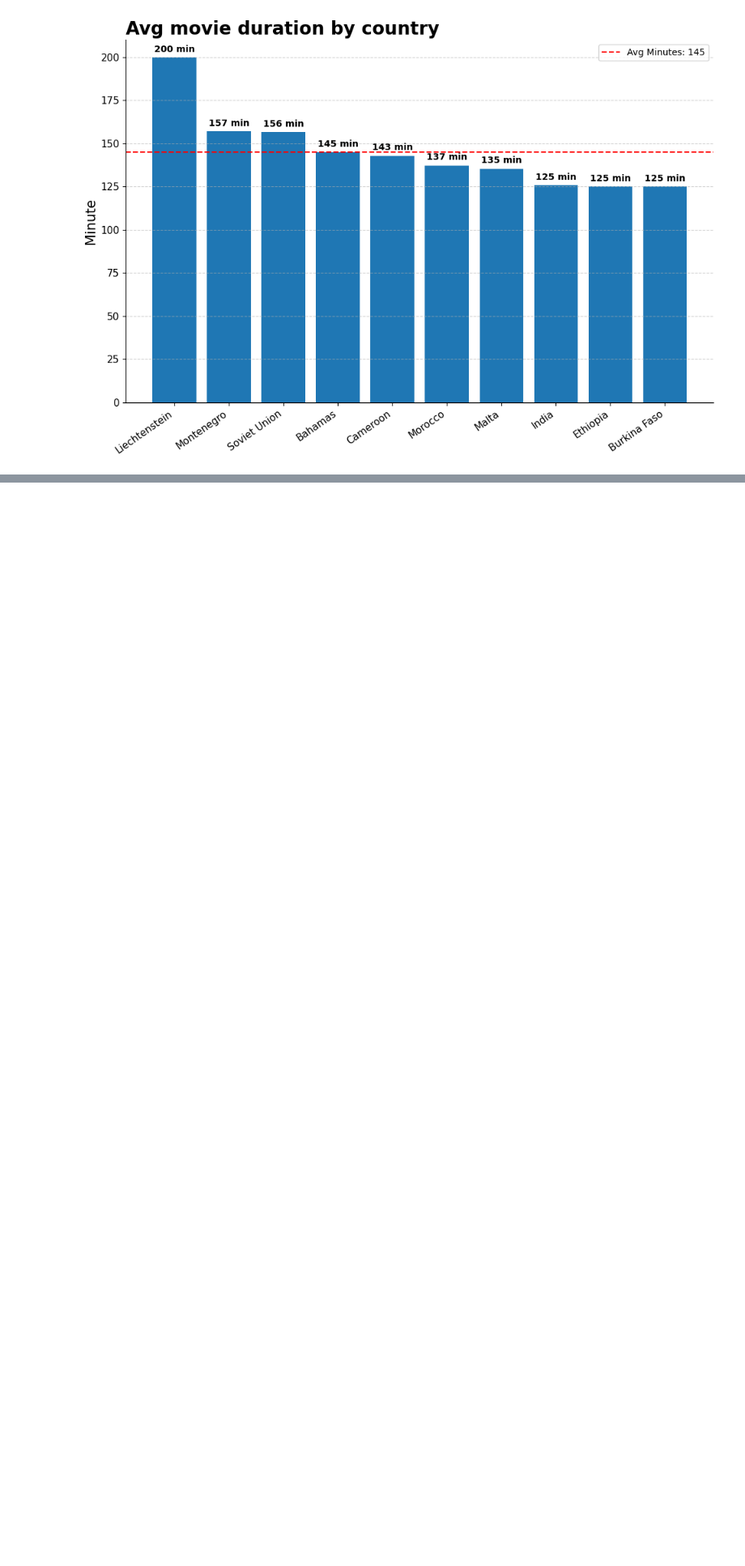
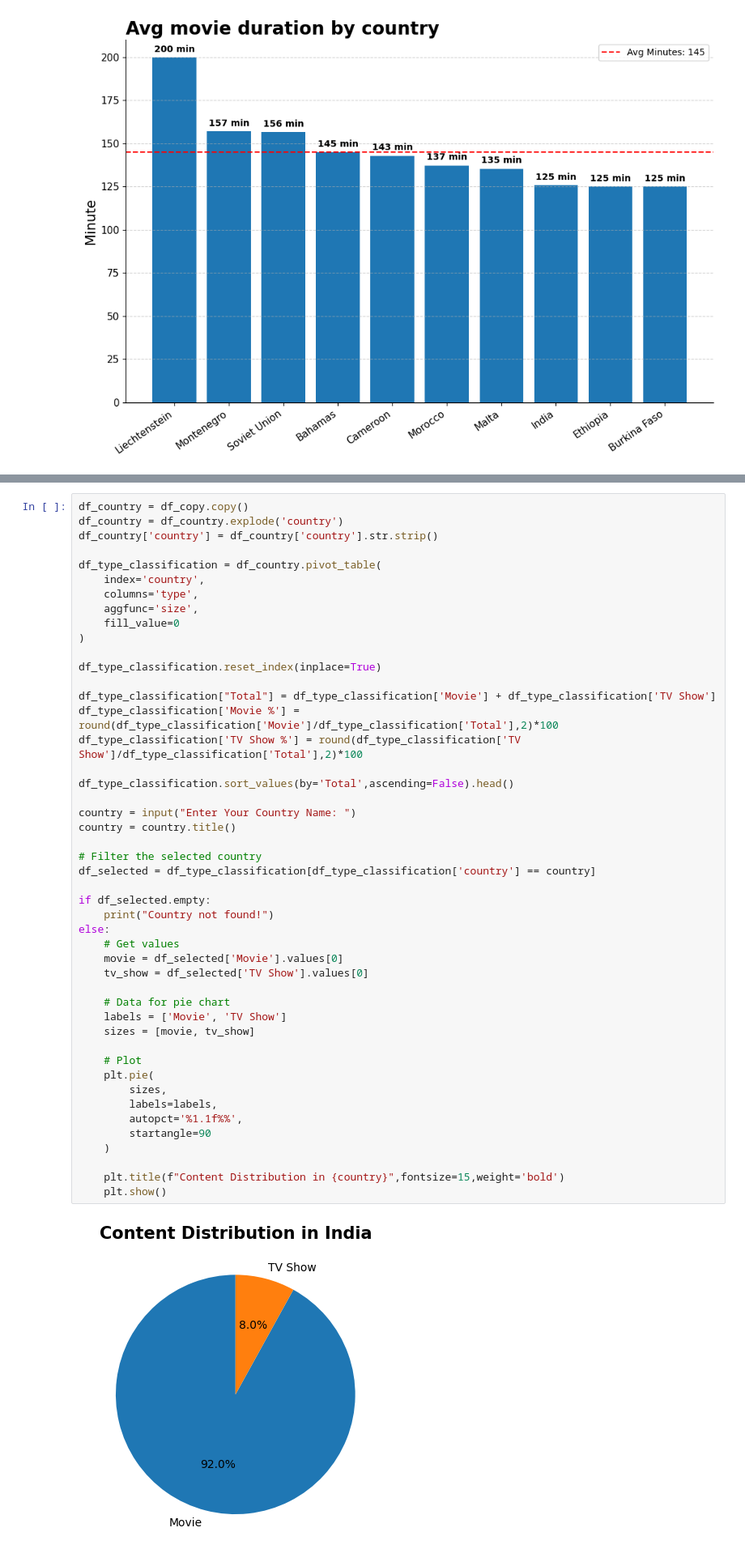
Before and after one commit to Abhaypanchal5/Data-Analytics-Portfolio, a Jupyter notebook: 04_End-To-End-Project/Netflix Analysis/NoteBook/notebook.ipynb, the cells around one changed output, grey strips where cells are left out. Shown at 81% size. Drawn from its saved outputs; the diff is of its cells as text; blank space fills up the shorter version.

```diff
--- a/04_End-To-End-Project/Netflix Analysis/NoteBook/notebook.ipynb
+++ b/04_End-To-End-Project/Netflix Analysis/NoteBook/notebook.ipynb
@@ -531,0 +534,49 @@ plt.show()
+# %%
+df_country = df_copy.copy()
+df_country = df_country.explode('country')
+df_country['country'] = df_country['country'].str.strip()
+
+df_type_classification = df_country.pivot_table(
+    index='country',
+    columns='type',
+    aggfunc='size',
+    fill_value=0
+)
+
+df_type_classification.reset_index(inplace=True)
+
+df_type_classification["Total"] = df_type_classification['Movie'] + df_type_classification['TV Show']
+df_type_classification['Movie %'] = round(df_type_classification['Movie']/df_type_classification['Total'],2)*100
+df_type_classification['TV Show %'] = round(df_type_classification['TV Show']/df_type_classification['Total'],2)*100
+
+df_type_classification.sort_values(by='Total',ascending=False).head()
+
+country = input("Enter Your Country Name: ")
+country = country.title()
+
+# Filter the selected country
+df_selected = df_type_classification[df_type_classification['country'] == country]
+
+if df_selected.empty:
+    print("Country not found!")
+else:
+    # Get values
+    movie = df_selected['Movie'].values[0]
+    tv_show = df_selected['TV Show'].values[0]
+
+    # Data for pie chart
+    labels = ['Movie', 'TV Show']
+    sizes = [movie, tv_show]
+
+    # Plot
+    plt.pie(
+        sizes,
+        labels=labels,
+        autopct='%1.1f%%',
+        startangle=90
+    )
+
+    plt.title(f"Content Distribution in {country}",fontsize=15,weight='bold')
+    plt.show()
+# %% [output]
+[figure, added]
```
Also changed, not shown: parts of 1 cell of this notebook.
